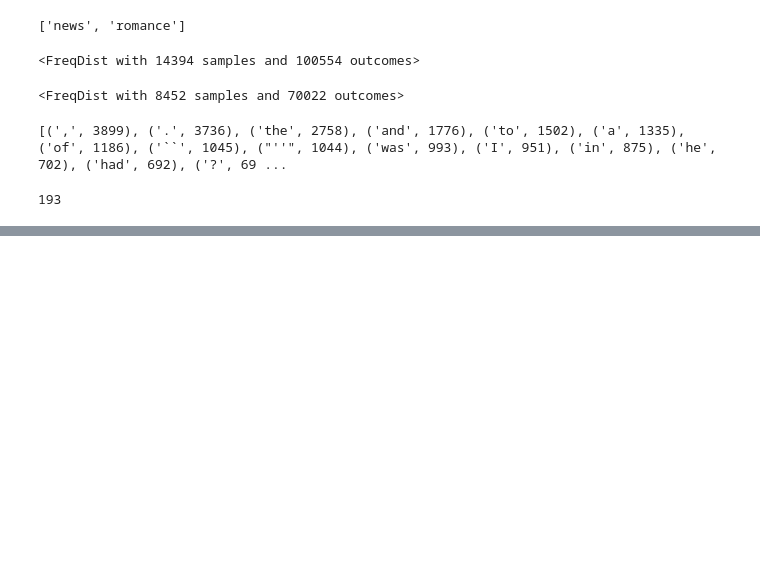
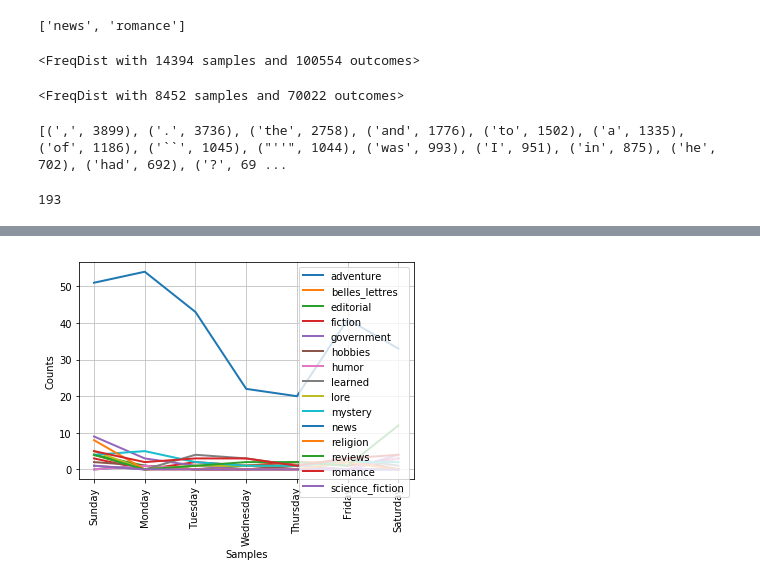
Before and after one commit to CristyTarantino/toolkitten, a Jupyter notebook: summer-of-code/week-03/wk3-homework-submissions/soc_wk3_cert_cristina_tarantino_2_of_n.ipynb, the cells around one changed output, grey strips where cells are left out. Drawn from its saved outputs; the diff is of its cells as text; code cells hidden in the pictures; blank space fills up the shorter version.

Commit message:
2.2.3   Plotting and Tabulating Distributions

```diff
--- a/summer-of-code/week-03/wk3-homework-submissions/soc_wk3_cert_cristina_tarantino_2_of_n.ipynb
+++ b/summer-of-code/week-03/wk3-homework-submissions/soc_wk3_cert_cristina_tarantino_2_of_n.ipynb
@@ -648,0 +699,4 @@ cfd = nltk.ConditionalFreqDist(
+# %%
+cfd.plot(samples=['Sunday','Monday', 'Tuesday', 'Wednesday', 'Thursday',  'Friday', 'Saturday'])
+# %% [output]
+[figure, added]
```
Also changed, not shown: parts of 5 cells of this notebook.
